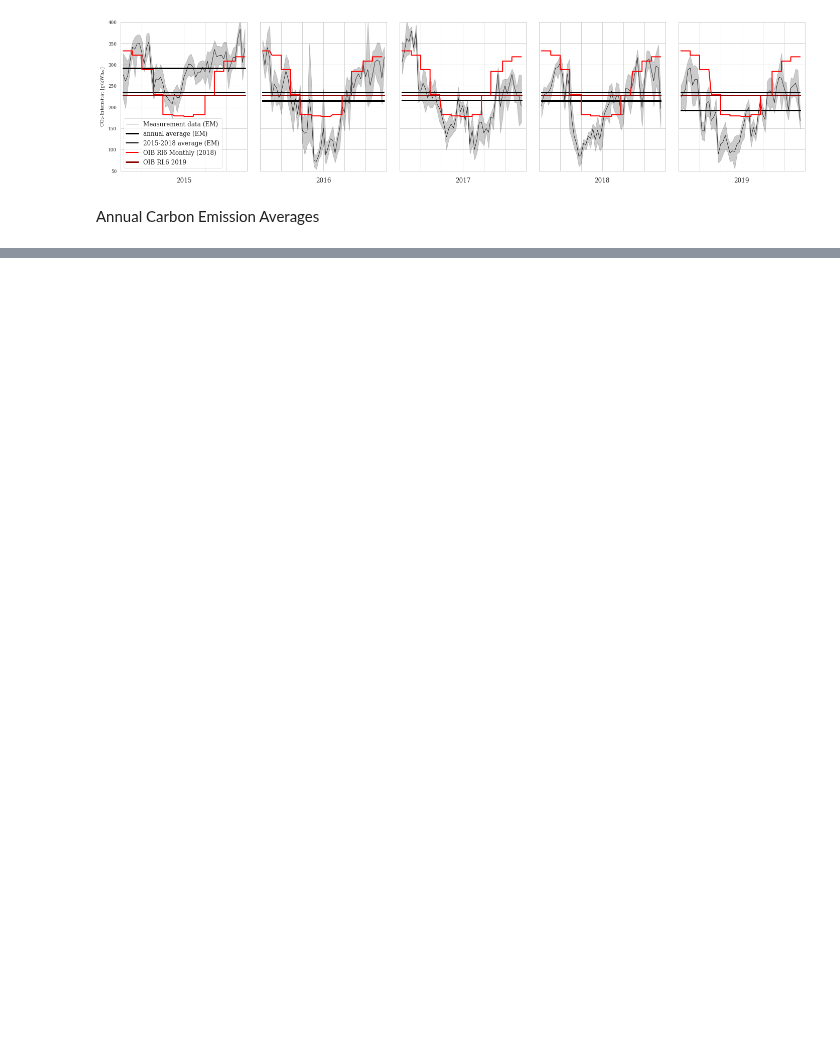
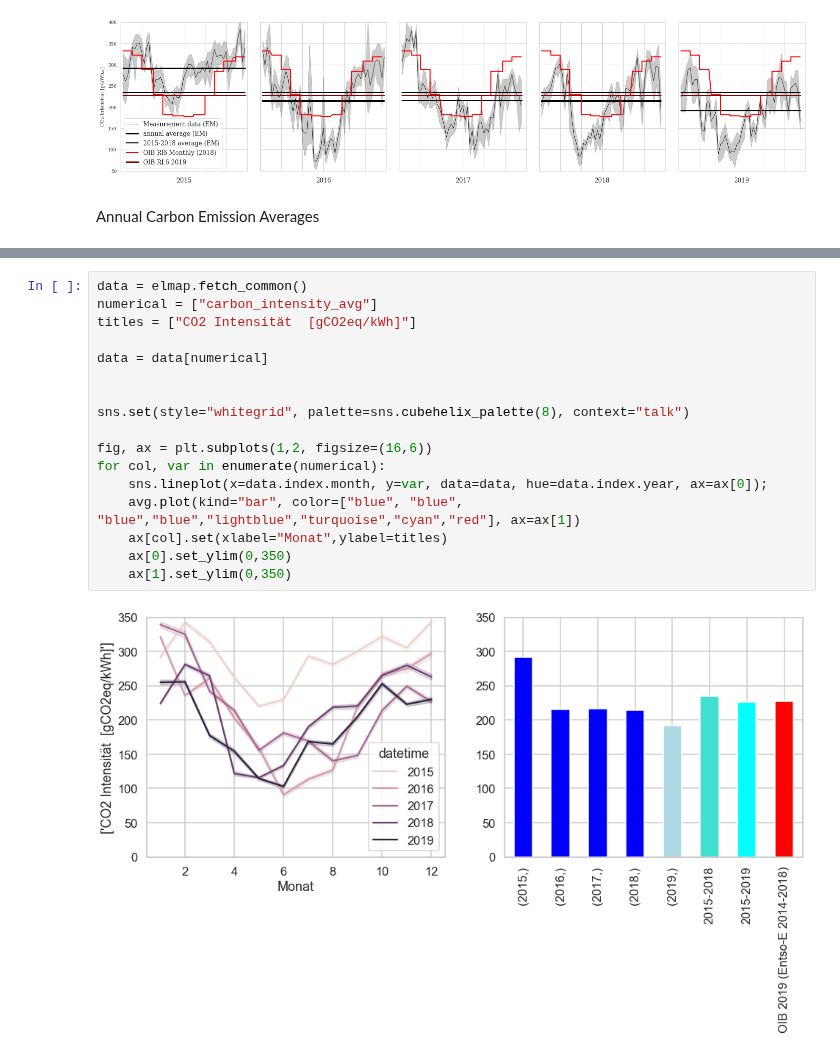
Before and after one commit to simonschaluppe/FLUCCOplus, a Jupyter notebook: notebooks/4.1.2.1_CO2_Emissionen_Vergleich_OIB_RL6.ipynb, the cells around one changed output, grey strips where cells are left out. Cells and saved outputs as stored; diff of their text form; blank space fills up the shorter version.

```diff
--- a/notebooks/4.1.2.1_CO2_Emissionen_Vergleich_OIB_RL6.ipynb
+++ b/notebooks/4.1.2.1_CO2_Emissionen_Vergleich_OIB_RL6.ipynb
@@ -62,3 +56,22 @@ dtype: float64
+# %%
+data = elmap.fetch_common()
+numerical = ["carbon_intensity_avg"]
+titles = ["CO2 Intensität  [gCO2eq/kWh]"]
+
+data = data[numerical]
+
+
+sns.set(style="whitegrid", palette=sns.cubehelix_palette(8), context="talk")
+
+fig, ax = plt.subplots(1,2, figsize=(16,6))
+for col, var in enumerate(numerical):
+    sns.lineplot(x=data.index.month, y=var, data=data, hue=data.index.year, ax=ax[0]);
+    avg.plot(kind="bar", color=["blue", "blue", "blue","blue","lightblue","turquoise","cyan","red"], ax=ax[1])
+    ax[col].set(xlabel="Monat",ylabel=titles)
+    ax[0].set_ylim(0,350)
+    ax[1].set_ylim(0,350)
+# %% [output]
+[figure, added]
 # %%
 
 from FLUCCOplus.plots import plot_HDW
```
Also changed, not shown: parts of 4 cells of this notebook, 3 other files.
